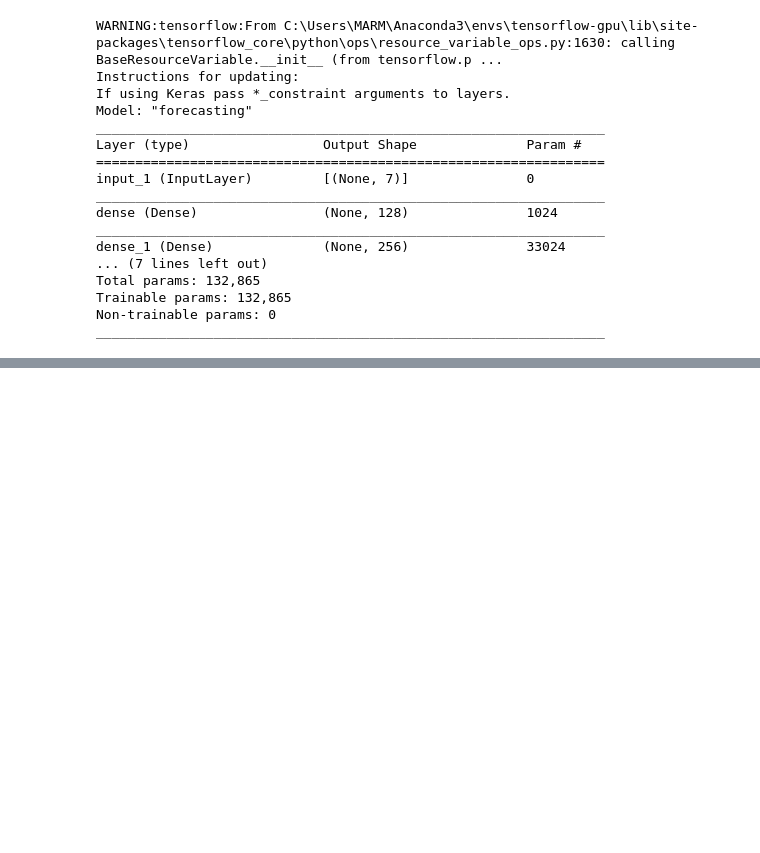
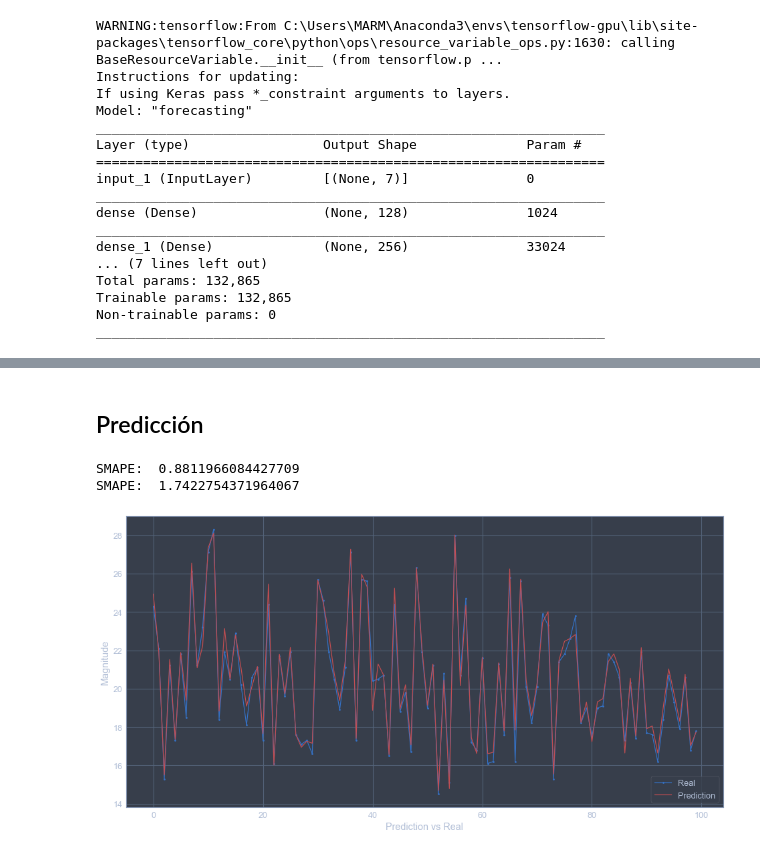
Before and after one commit to Miguel-RM/Proyecto-Final, a Jupyter notebook: Estructura.ipynb, the cells around one changed output, grey strips where cells are left out. Saved outputs shown, nothing was run; the diff lists cells and outputs as text; code cells hidden in the pictures; blank space fills up the shorter version.

```diff
--- a/Estructura.ipynb
+++ b/Estructura.ipynb
@@ -16,0 +23,10 @@ trainNoise(X_train, y_train, sigma, 2)
+# %%
+matrizDiseño = pd.read_csv('Matrices de diseño/1_temperature_Matrix.csv')
+#matrizDiseño = pd.read_csv('Matrices de diseño/2_temperature_subsampled_Matrix.csv')
+#matrizDiseño = pd.read_csv('Matrices de diseño/3_passengers_Matrix.csv') XXXX
+#matrizDiseño = pd.read_csv('Matrices de diseño/4_irradiance_Matrix.csv') XXXX
+#matrizDiseño = pd.read_csv('Matrices de diseño/5_irradiance_subsampled_Matrix.csv') XXXX
+#matrizDiseño = pd.read_csv('Matrices de diseño/6_sunspots_Matrix.csv')
+#matrizDiseño = pd.read_csv('Matrices de diseño/7_distribution_subsampled_norm_Matrix.csv')
+#matrizDiseño = pd.read_csv('Matrices de diseño/8_active_power_Matrix.csv')
+matrizDiseño.shape
@@ -16,0 +37,2 @@ trainNoise(X_train, y_train, sigma, 2)
+# %%
+scaler, X_train, X_val, X_test, y_train, y_val, y_test=generateSets(matrizDiseño, 0.3, 0.2)
@@ -17,8 +45,8 @@ trainNoise(X_train, y_train, sigma, 2)
 # %%
-neuronas = [128,256,256,128]
-activations = ['relu', 'relu', 'relu', 'sigmoid']
+neuronas = [128,256,256,128]   # Número de neuronas por capa
+activations = ['relu', 'relu', 'relu', 'sigmoid'] # funciónes de activación de cada capa
 
-model = ModMLP(neuronas, activations, 7)
+model = modMLP(neuronas, activations, m, 0.001)
 # %% [output]
 WARNING:tensorflow:From C:\Users\MARM\Anaconda3\envs\tensorflow-gpu\lib\site-packages\tensorflow_core\python\ops\resource_variable_ops.py:1630: calling BaseResourceVariable.__init__ (from tensorflow.p ...
 Instructions for updating:
@@ -51,0 +94,17 @@ graphPrediction(y_test, y_predict)
+# %% [markdown]
+## Predicción
+# %%
+y_predic= model.predict(X_test)
+
+y_p = scaler.inverse_transform(y_predic)
+y_t = scaler.inverse_transform(y_test)
+# %%
+print("SMAPE: ",sMAPE(y_t, y_p))
+print("SMAPE: ",mAPE(y_t, y_p))
+# %% [output]
+SMAPE:  0.8811966084427709
+SMAPE:  1.7422754371964067
+# %%
+graphPrediction(y_t, y_p, 100)
+# %% [output]
+[figure, added]
```
Also changed, not shown: parts of 18 cells of this notebook, 9 other files.
